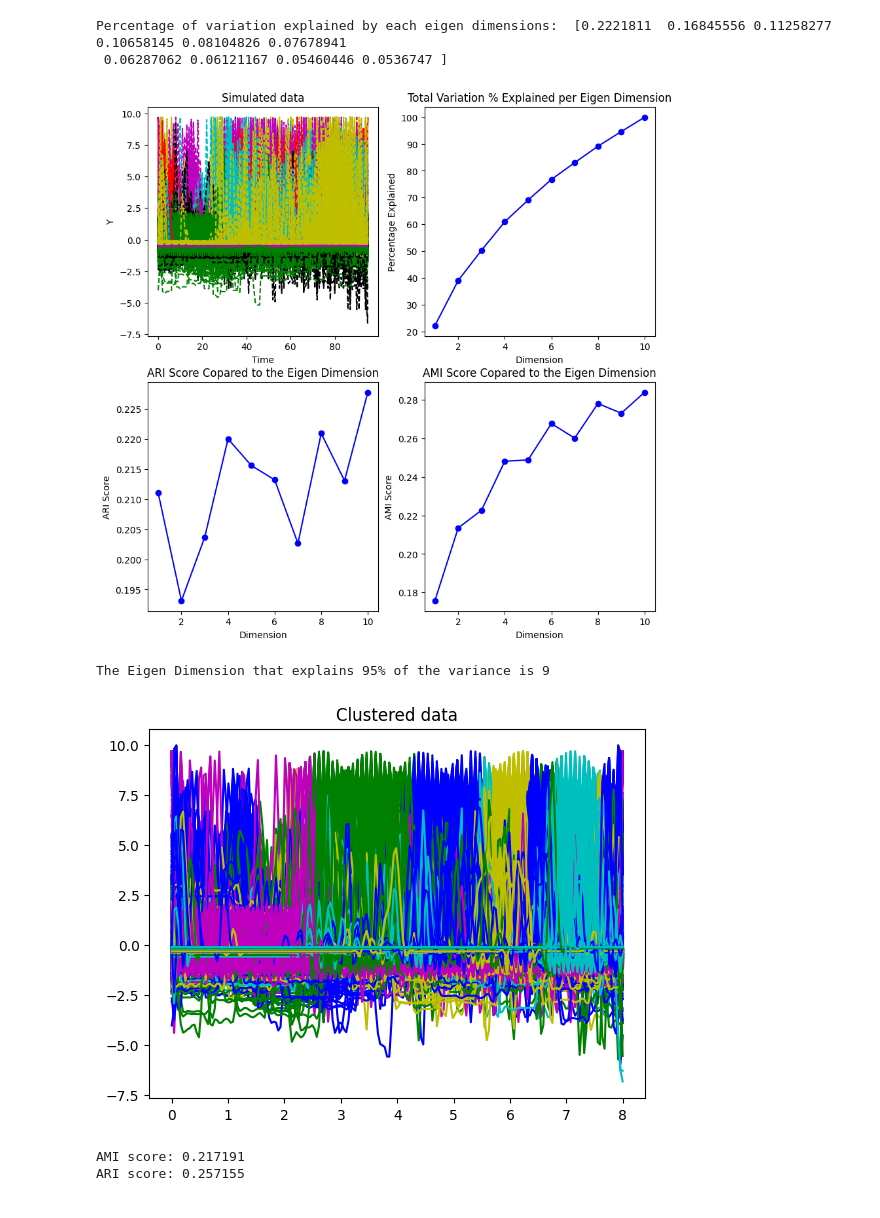
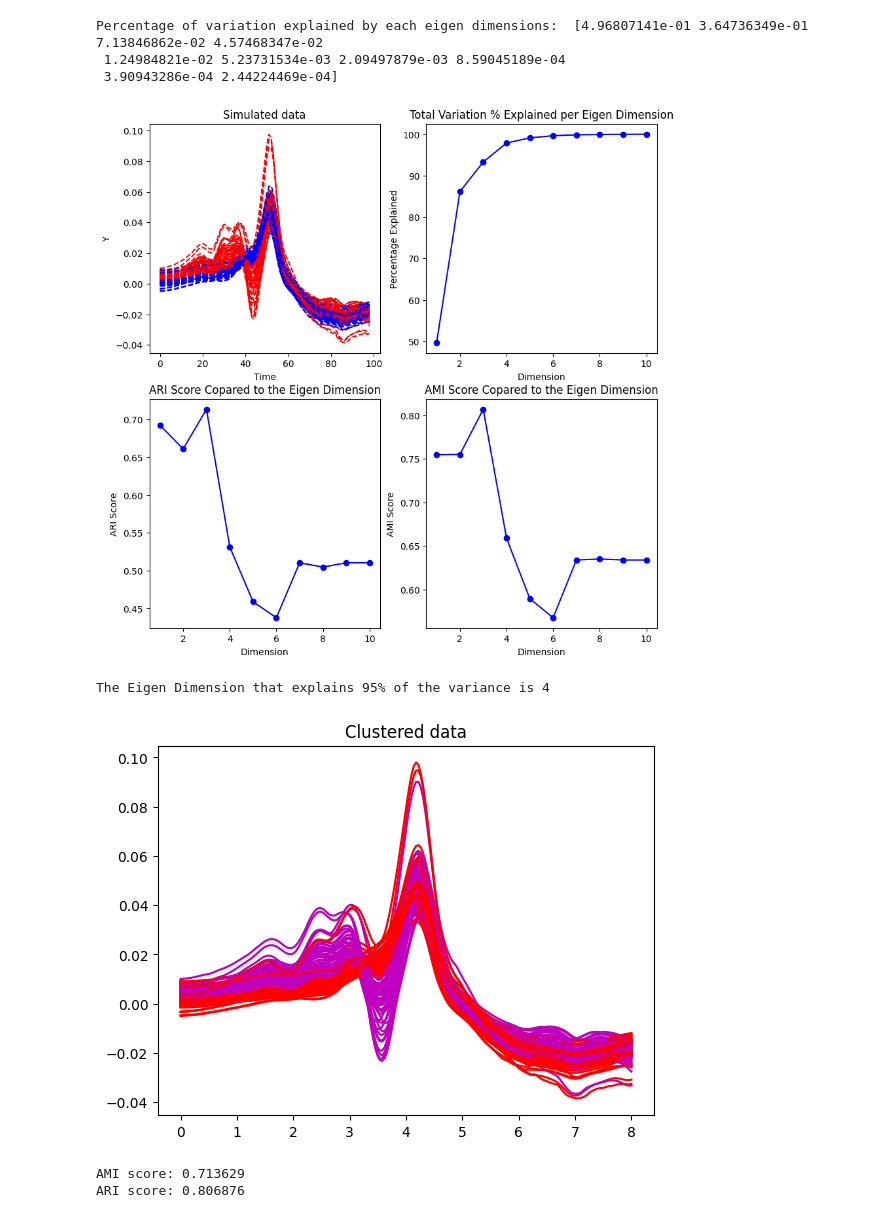
Before and after one commit to Newman251/Thesis-Functional_Data_Ensemble_Clustering_From_FDA, a Jupyter notebook: real_dataset5.ipynb, the cells around one changed output. Saved outputs shown, nothing was run; the diff lists cells and outputs as text; code cells hidden in the pictures.

```diff
--- a/real_dataset5.ipynb
+++ b/real_dataset5.ipynb
@@ -34,0 +55,11 @@ plt.show()
+# %%
+# Plot the tecaor data based on the true labels
+for i in range(len(tecator)):
+    if true_labels[i] == 1:
+        plt.plot(tecator[i], '-r')
+    else:
+        plt.plot(tecator[i], '-b')
+plt.title((
+    'First Order Derivative of Tecator Data'))
+plt.xlabel('Wavelength', fontsize=13)
+plt.ylabel('Absrbance', fontsize=13)
@@ -37,6 +71,8 @@ import scipy
 from scipy import spatial, interpolate
 from ensemble_clustering import functional_data_decomposition, functional_data_clustering
 from fda_results import percentage_variation_ami_ari, plot_percentage_variation_ami_ari
+
+data = tecator
 
 data_smooth, mean, principal_componenets, eigen_functions = functional_data_decomposition (data, 10, 250)
 
@@ -61,52 +97,43 @@ plt.show()
 # %%
-variance, ami, ari, v_range = percentage_variation_ami_ari(10, data, 150, true_labels, 7)
+variance, ami, ari, v_range = percentage_variation_ami_ari(10, data, 150, true_labels, 2)
 plot_percentage_variation_ami_ari(variance, ami, ari, v_range, true_labels, data)
 # %% [output]
-Percentage of variation explained by each eigen dimensions:  [0.2221811  0.16845556 0.11258277 0.10658145 0.08104826 0.07678941
- 0.06287062 0.06121167 0.05460446 0.0536747 ]
+Percentage of variation explained by each eigen dimensions:  [4.96807141e-01 3.64736349e-01 7.13846862e-02 4.57468347e-02
+ 1.24984821e-02 5.23731534e-03 2.09497879e-03 8.59045189e-04
+ 3.90943286e-04 2.44224469e-04]
-[figure, old version]
+[figure, new version]
 # %%
 # Determine the Eigen Dimension that explains 95% of the variance
 for i in range(len(variance)):
-    if sum(variance[:i+1]) >= 0.95:
-        print('The Eigen Dimension that explains 95% of the variance is ' + str(i))
-        V = i
+    if sum(variance[:i]) >= 0.95:
+        print('The Eigen Dimension that explains 95% of the variance is ' + str(i-1))
+        V = i -1
         break
 # %% [output]
-The Eigen Dimension that explains 95% of the variance is 9
+The Eigen Dimension that explains 95% of the variance is 4
 # %%
 # Get data from the first function
-data_smooth, mean, principal_componenets, eigen_functions = functional_data_decomposition (data, 9, 200)
+data_smooth, mean, principal_componenets, eigen_functions = functional_data_decomposition (data, V, 200)
 
 # Get data from the second function
-membership_matrices, labels = functional_data_clustering (principal_componenets, 5)
+membership_matrices, labels = functional_data_clustering (principal_componenets, 2)
 
 # Plot the curves with their labels
 t = np.expand_dims(np.linspace(0, 8, len(data_smooth[0])), 1)
 for i in range(len(data_smooth)):
     if labels[i] == 0:
         plt.plot(t, data_smooth[i], '-m')
-    elif labels[i] == 1:
-        plt.plot(t, data_smooth[i], '-b')
-    elif labels[i] == 2:
-        plt.plot(t, data_smooth[i], '-g')
-    elif labels[i] == 3:
-        plt.plot(t, data_smooth[i], '-c')
-    elif labels[i] == 4:
-        plt.plot(t, data_smooth[i], '-y')
-    elif labels[i] == 5:
-        plt.plot(t, data_smooth[i], '-k')
     else:
         plt.plot(t, data_smooth[i], '-r')
 plt.title('Clustered data')
 plt.show()
 
 from sklearn.metrics.cluster import adjusted_mutual_info_score
 from sklearn.metrics.cluster import adjusted_rand_score
 
 print("AMI score: %f" % adjusted_mutual_info_score(true_labels, labels))
 print("ARI score: %f" % adjusted_rand_score(true_labels, labels))
 # %% [output]
-[figure, old version]
+[figure, new version]
-AMI score: 0.217191
-ARI score: 0.257155
+AMI score: 0.713629
+ARI score: 0.806876
```
Also changed, not shown: parts of 11 cells of this notebook, 22 other files.
